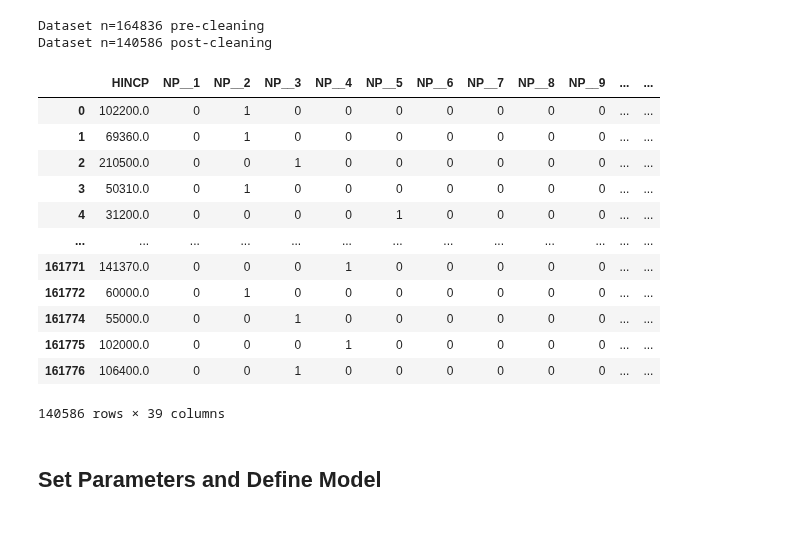
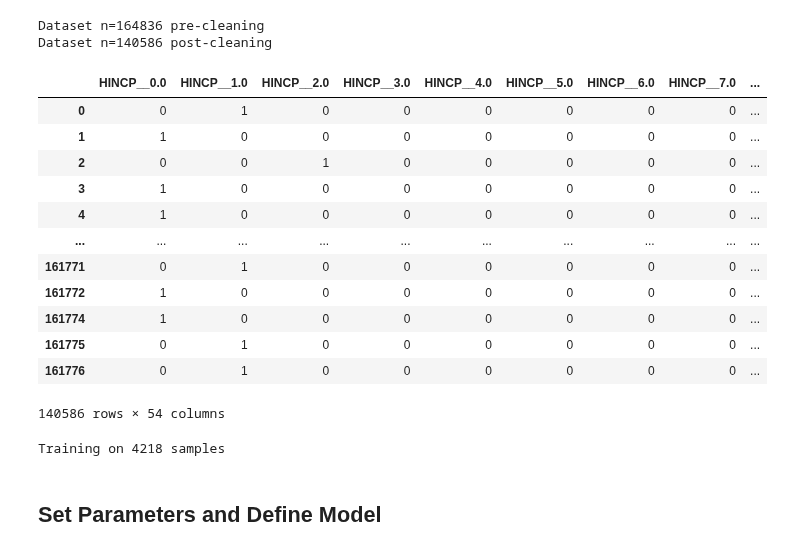
Before and after one commit to zackAemmer/generative_synthesis, a Jupyter notebook: household_synthesizer.ipynb, the cells around one changed output. Cells and saved outputs as stored; diff of their text form; code cells hidden in the pictures.

```diff
--- a/household_synthesizer.ipynb
+++ b/household_synthesizer.ipynb
@@ -17,8 +20,11 @@ h_df = pd.read_csv("data/PUMS_2017_5YR_WA/psam_h53.csv")
 ## Choose PUMS and Preprocess
 # %%
 # Filter to desired variables (numeric then categorical)
-pums_data = h_df[['HINCP','NP','VEH','BLD','ACCESS']]
-# pums_data = h_df[['HINCP','NP','VEH']]
+pums_data = h_df[['HINCP','NP','VEH','BLD','ACCESS']].copy()
+
+# Convert numerical variables to categorical bins
+pums_data['HINCP'], hincp_bins = pd.qcut(pums_data['HINCP'], q=10, labels=False, retbins=True)
+# pums_data['HINCP'], hincp_bins = pd.cut(pums_data['HINCP'], bins=20, labels=False, retbins=True)
 
 # Remove NA values and check n before/after
 print(f"Dataset n={len(pums_data)} pre-cleaning")
@@ -28,53 +34,48 @@ print(f"Dataset n={len(pums_data)} post-cleaning")
 Dataset n=164836 pre-cleaning
 Dataset n=140586 post-cleaning
 # %%
-CAT_IDX = 1
 VAR_DIM = pums_data.shape[1]
 VAR_NAMES = pums_data.columns
 
 # Split categorical data into OHE vars, save num classes per variable
 dummies_list = []
-for x in range(CAT_IDX, VAR_DIM):
+for x in range(VAR_DIM):
     dummies = pums_data.iloc[:,x]
     dummies = pd.get_dummies(dummies, prefix=f"{pums_data.columns[x]}_")
     dummies_list.append(dummies)
 CAT_LENGTHS = [x.shape[1] for x in dummies_list]
 # %%
 # Final data frame after encoding OHE
-model_data_df = pums_data.iloc[:,:CAT_IDX]
+model_data_df = pd.DataFrame()
 for ohe_var in dummies_list:
     model_data_df = pd.concat([model_data_df, ohe_var], axis=1)
 MANIFEST_DIM = model_data_df.shape[1]
 
 # Preview data that will be fed into model
 model_data_df
 # %% [output]
-|  | HINCP | NP__1 | NP__2 | NP__3 | NP__4 | NP__5 | NP__6 | NP__7 | NP__8 | NP__9 | ... | ... |
-| 0 | 102200.0 | 0 | 1 | 0 | 0 | 0 | 0 | 0 | 0 | 0 | ... | ... |
-| 1 | 69360.0 | 0 | 1 | 0 | 0 | 0 | 0 | 0 | 0 | 0 | ... | ... |
-| 2 | 210500.0 | 0 | 0 | 1 | 0 | 0 | 0 | 0 | 0 | 0 | ... | ... |
-| 3 | 50310.0 | 0 | 1 | 0 | 0 | 0 | 0 | 0 | 0 | 0 | ... | ... |
-| 4 | 31200.0 | 0 | 0 | 0 | 0 | 1 | 0 | 0 | 0 | 0 | ... | ... |
-| ... | ... | ... | ... | ... | ... | ... | ... | ... | ... | ... | ... | ... |
-| 161771 | 141370.0 | 0 | 0 | 0 | 1 | 0 | 0 | 0 | 0 | 0 | ... | ... |
-| 161772 | 60000.0 | 0 | 1 | 0 | 0 | 0 | 0 | 0 | 0 | 0 | ... | ... |
-| 161774 | 55000.0 | 0 | 0 | 1 | 0 | 0 | 0 | 0 | 0 | 0 | ... | ... |
-| 161775 | 102000.0 | 0 | 0 | 0 | 1 | 0 | 0 | 0 | 0 | 0 | ... | ... |
-| 161776 | 106400.0 | 0 | 0 | 1 | 0 | 0 | 0 | 0 | 0 | 0 | ... | ... |
+|  | HINCP__0.0 | HINCP__1.0 | HINCP__2.0 | HINCP__3.0 | HINCP__4.0 | HINCP__5.0 | HINCP__6.0 | HINCP__7.0 | ... |
+| 0 | 0 | 1 | 0 | 0 | 0 | 0 | 0 | 0 | ... |
+| 1 | 1 | 0 | 0 | 0 | 0 | 0 | 0 | 0 | ... |
+| 2 | 0 | 0 | 1 | 0 | 0 | 0 | 0 | 0 | ... |
+| 3 | 1 | 0 | 0 | 0 | 0 | 0 | 0 | 0 | ... |
+| 4 | 1 | 0 | 0 | 0 | 0 | 0 | 0 | 0 | ... |
+| ... | ... | ... | ... | ... | ... | ... | ... | ... | ... |
+| 161771 | 0 | 1 | 0 | 0 | 0 | 0 | 0 | 0 | ... |
+| 161772 | 1 | 0 | 0 | 0 | 0 | 0 | 0 | 0 | ... |
+| 161774 | 1 | 0 | 0 | 0 | 0 | 0 | 0 | 0 | ... |
+| 161775 | 0 | 1 | 0 | 0 | 0 | 0 | 0 | 0 | ... |
+| 161776 | 0 | 1 | 0 | 0 | 0 | 0 | 0 | 0 | ... |
-140586 rows × 39 columns
+140586 rows × 54 columns
 # %%
 # Separate into train/test data
 model_data = model_data_df.values
-train_idx = round(len(model_data)*.98)
+train_idx = round(len(model_data)*.03)
 train_data = model_data[0:train_idx,:]
 test_data = model_data[train_idx:len(model_data),:]
 
-# Standardize the input data from -1 to 1 for numerical variables
-scaler_train = skpre.MinMaxScaler()
-scaler_test = skpre.MinMaxScaler()
-
-# Separate the scaling for train/test so that no overall mean/std info is carried
-train_data[:,:CAT_IDX] = scaler_train.fit_transform(train_data[:,:CAT_IDX])
-test_data[:,:CAT_IDX] = scaler_test.fit_transform(test_data[:,:CAT_IDX])
+print(f"Training on {train_idx} samples")
+# %% [output]
+Training on 4218 samples
 # %% [markdown]
 ## Set Parameters and Define Model
```
Also changed, not shown: parts of 26 cells of this notebook, 4 other files.
